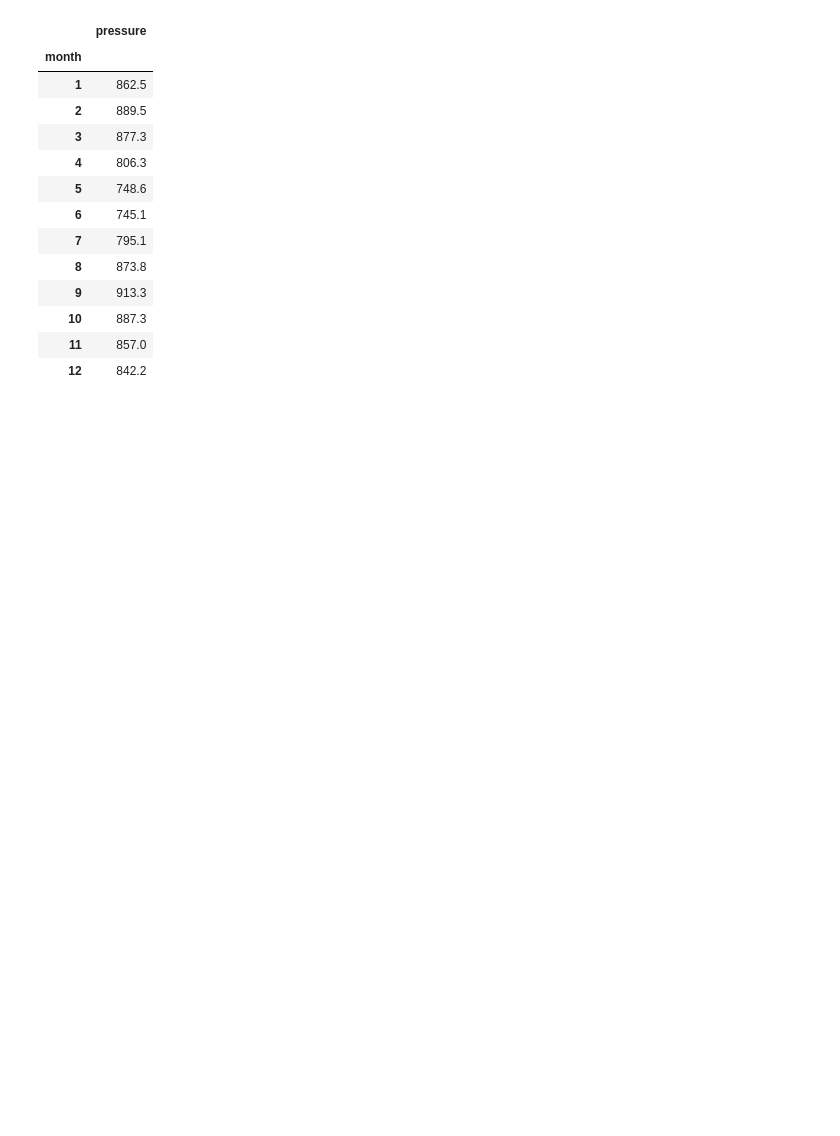
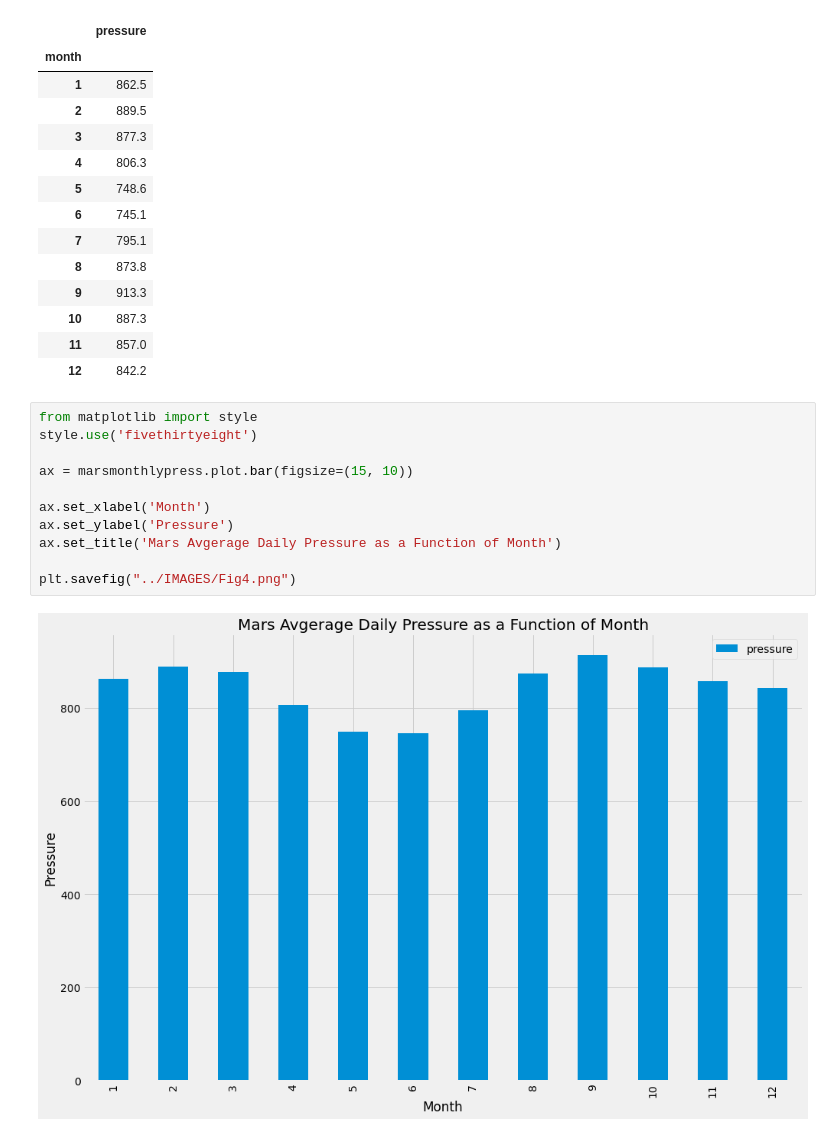
Before and after one commit to Scruffy-Bearie/mars_challenge, a Jupyter notebook: CODING/mars_data_challenge_part_2.ipynb, the cells around one changed output. Cells and saved outputs as stored; diff of their text form; blank space fills up the shorter version.

```diff
--- a/CODING/mars_data_challenge_part_2.ipynb
+++ b/CODING/mars_data_challenge_part_2.ipynb
@@ -123,5 +130,18 @@ marsmonthlypress
 | 10 | 887.3 |
 | 11 | 857.0 |
 | 12 | 842.2 |
+# %%
+from matplotlib import style
+style.use('fivethirtyeight')
+
+ax = marsmonthlypress.plot.bar(figsize=(15, 10))
+
+ax.set_xlabel('Month')
+ax.set_ylabel('Pressure')
+ax.set_title('Mars Avgerage Daily Pressure as a Function of Month')
+
+plt.savefig("../IMAGES/Fig4.png")
+# %% [output]
+[figure, added]
 # %%
 marsyearest = marsweather_df2.loc[:,['terrestrial_date','min_temp']]
```
Also changed, not shown: parts of 5 cells of this notebook, 6 other files.
